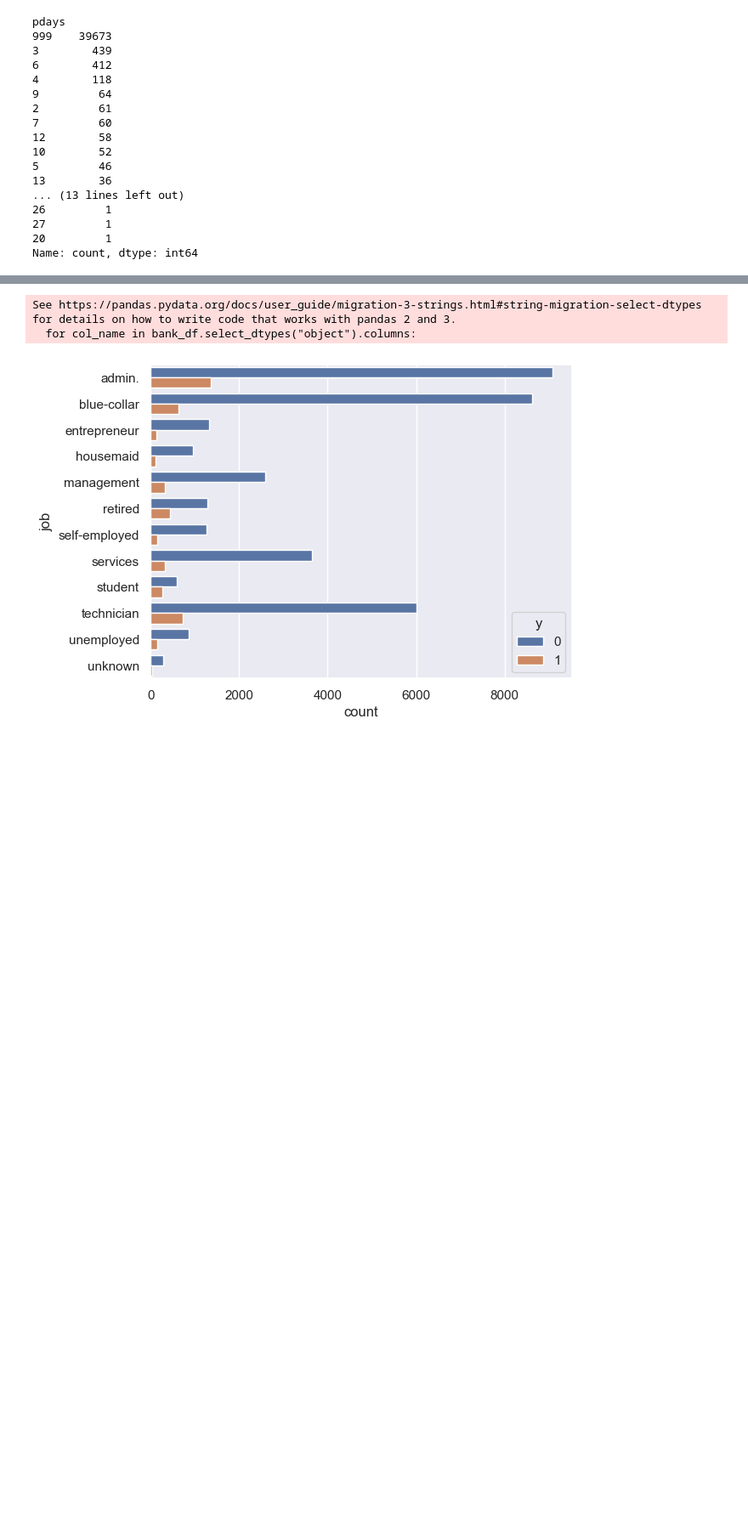
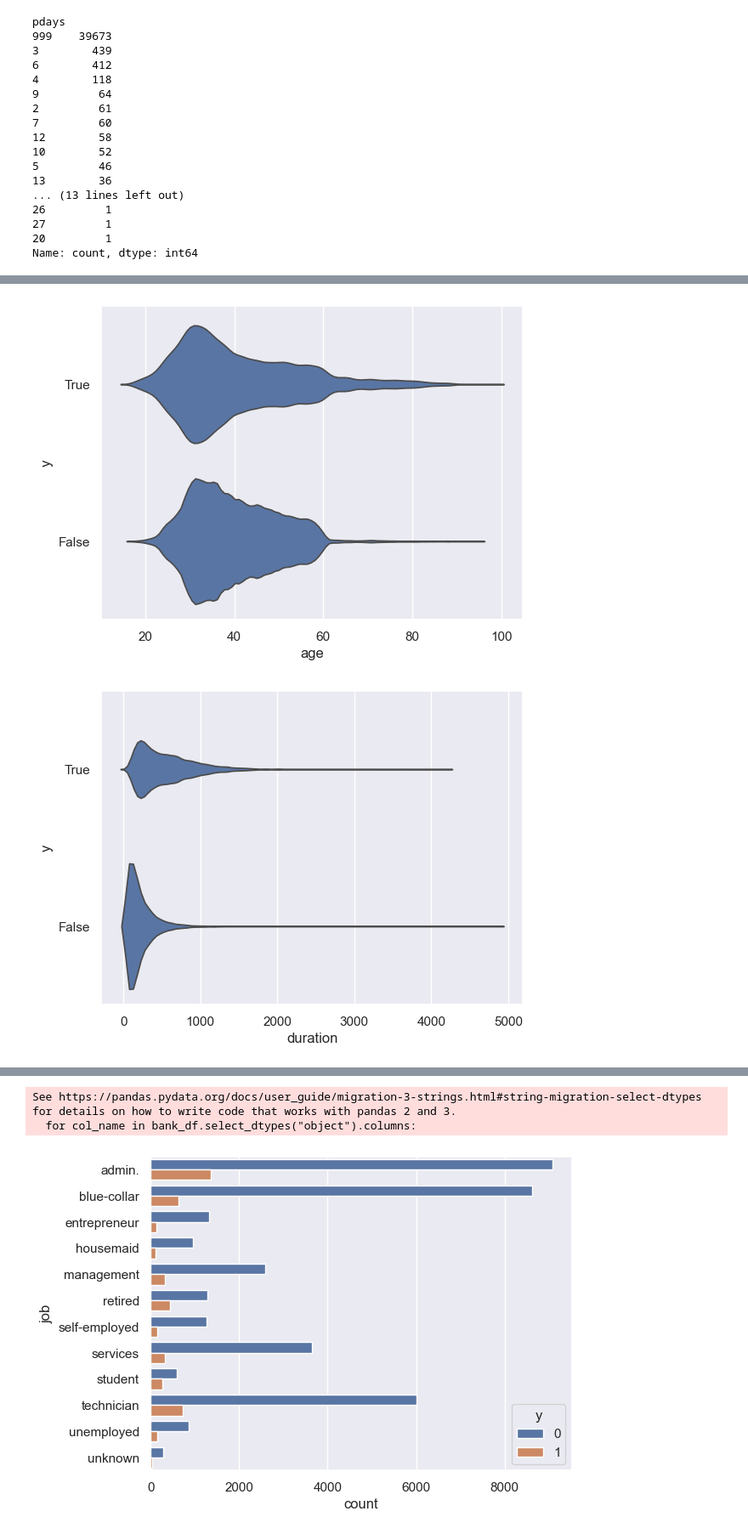
Before and after one commit to tritmeester/data-analytics-course-python, a Jupyter notebook: exercises/solutions/machine_learning.ipynb, the cells around one changed output, grey strips where cells are left out. Shown at 85% size. Saved outputs shown, nothing was run; the diff lists cells and outputs as text; code cells hidden in the pictures; blank space fills up the shorter version.

```diff
--- a/exercises/solutions/machine_learning.ipynb
+++ b/exercises/solutions/machine_learning.ipynb
@@ -447,3 +451,25 @@ for col_name in bank_df.drop(columns = 'row_id').select_dtypes("number").columns
 | euribor3m | -0.31 |
 | pdays | -0.32 |
 | nr.employed | -0.35 |
+# %%
+# Plot numeric distributions per value of the target variable.
+# Note: Macro-economic variables have lots of repeated values.
+
+for col_name in bank_df.drop(columns = 'row_id').select_dtypes("number").columns:
+    fig, ax = plt.subplots()
+
+    sns.violinplot(
+        data=bank_df,
+        x=col_name,
+        y="y",
+        inner=None,
+        bw_adjust=0.5,
+        ax = ax,
+        orient="h",
+        order = [True, False]
+        )
+
+    plt.show()
+# %% [output]
+[figure, added]
+[figure, added]
```
Also changed, not shown: parts of 35 cells of this notebook.
